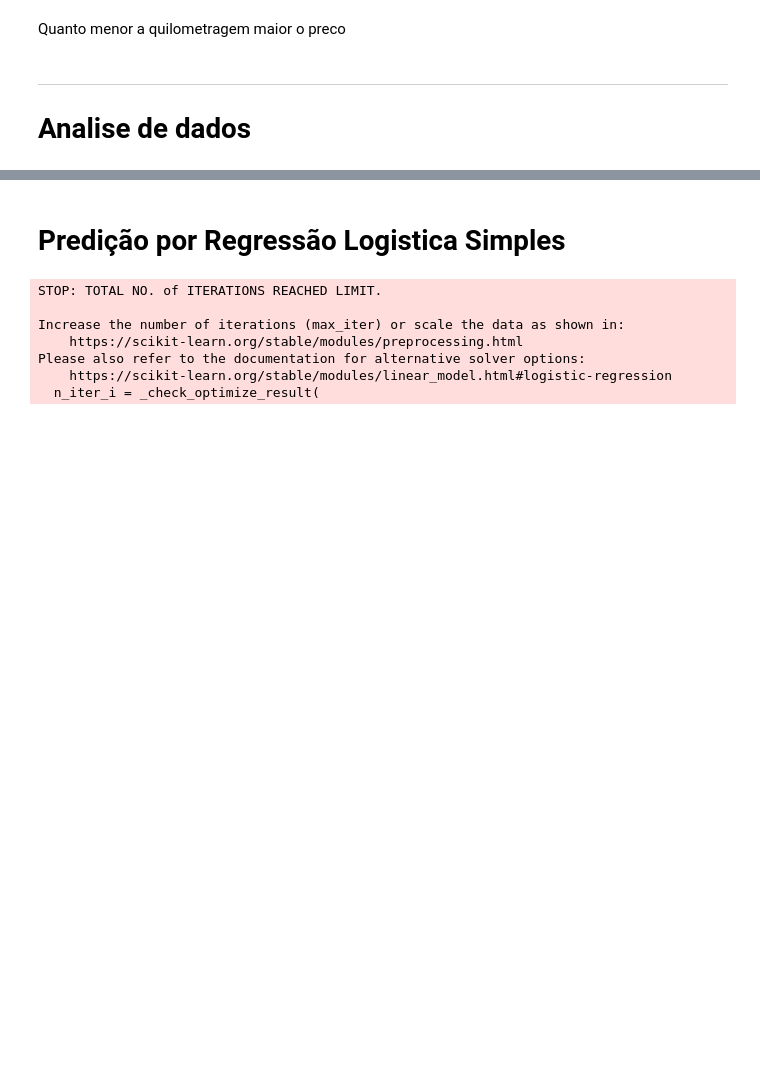
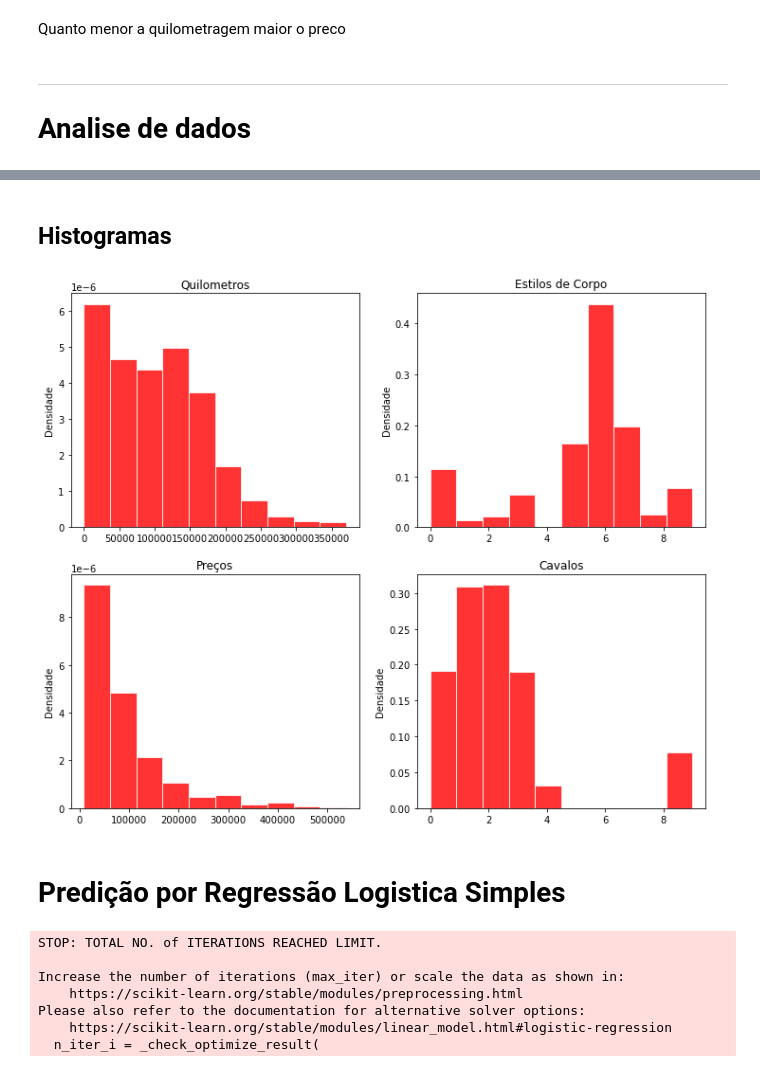
Before and after one commit to insper-classroom/22-2b-cd-p2-p2_albert_arthur_thiago, a Jupyter notebook: main.ipynb, the cells around one changed output, grey strips where cells are left out. Cells and saved outputs as stored; diff of their text form; code cells hidden in the pictures; blank space fills up the shorter version.

Commit message:
histogramas

```diff
--- a/main.ipynb
+++ b/main.ipynb
@@ -409,3 +416,35 @@ No artists with labels found to put in legend.  Note that artists whose label st
+# %% [markdown]
+## Histogramas
+# %%
+plt.figure(figsize=(12,10))
+
+plt.subplot(221)
+plt.hist(dados["kilometers"], density=True, color='red', edgecolor='white', linewidth=1, alpha=0.8)
+plt.title('Quilometros')
+plt.ylabel('Densidade')
+plt.ylim=(0,0.2)
+
+plt.subplot(222)
+plt.hist(dados["Corpo"], density=True, color='red', edgecolor='white', linewidth=1, alpha=0.8)
+plt.title('Estilos de Corpo')
+plt.ylabel('Densidade')
+plt.ylim=(0,0.2)
+
+plt.subplot(223)
+plt.hist(dados["price_in_aed"], density=True, color='red', edgecolor='white', linewidth=1, alpha=0.8)
+plt.title('Preços')
+plt.ylabel('Densidade')
+plt.ylim=(0,0.2)
+
+plt.subplot(224)
+plt.hist(dados["Cavalos"], density=True, color='red', edgecolor='white', linewidth=1, alpha=0.8)
+plt.title('Cavalos')
+plt.ylabel('Densidade')
+plt.ylim=(0,0.2)
+
+plt.show()
+# %% [output]
+[figure, added]
 # %% [markdown]
 # Predição por Regressão Logistica Simples
 # %%
```
Also changed, not shown: parts of 11 cells of this notebook.
